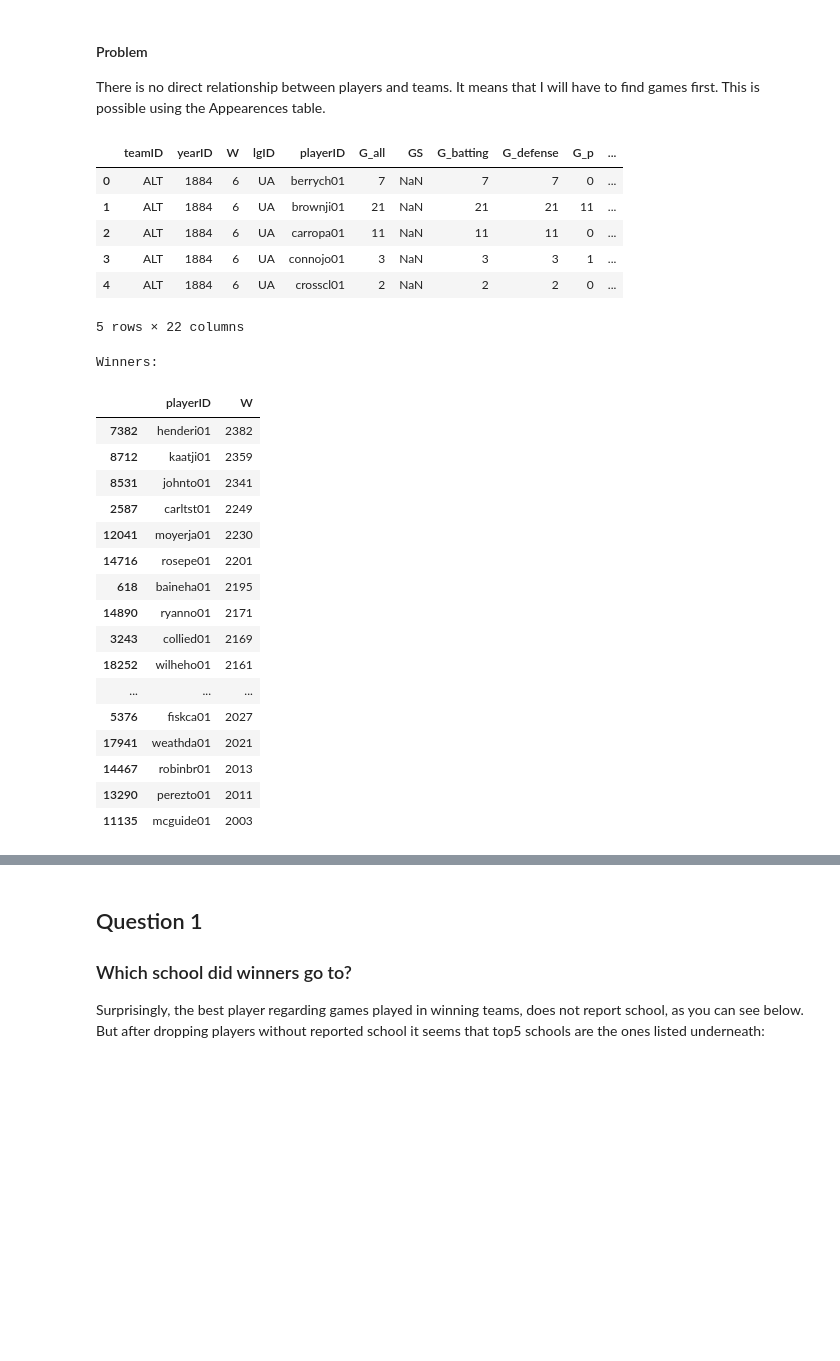
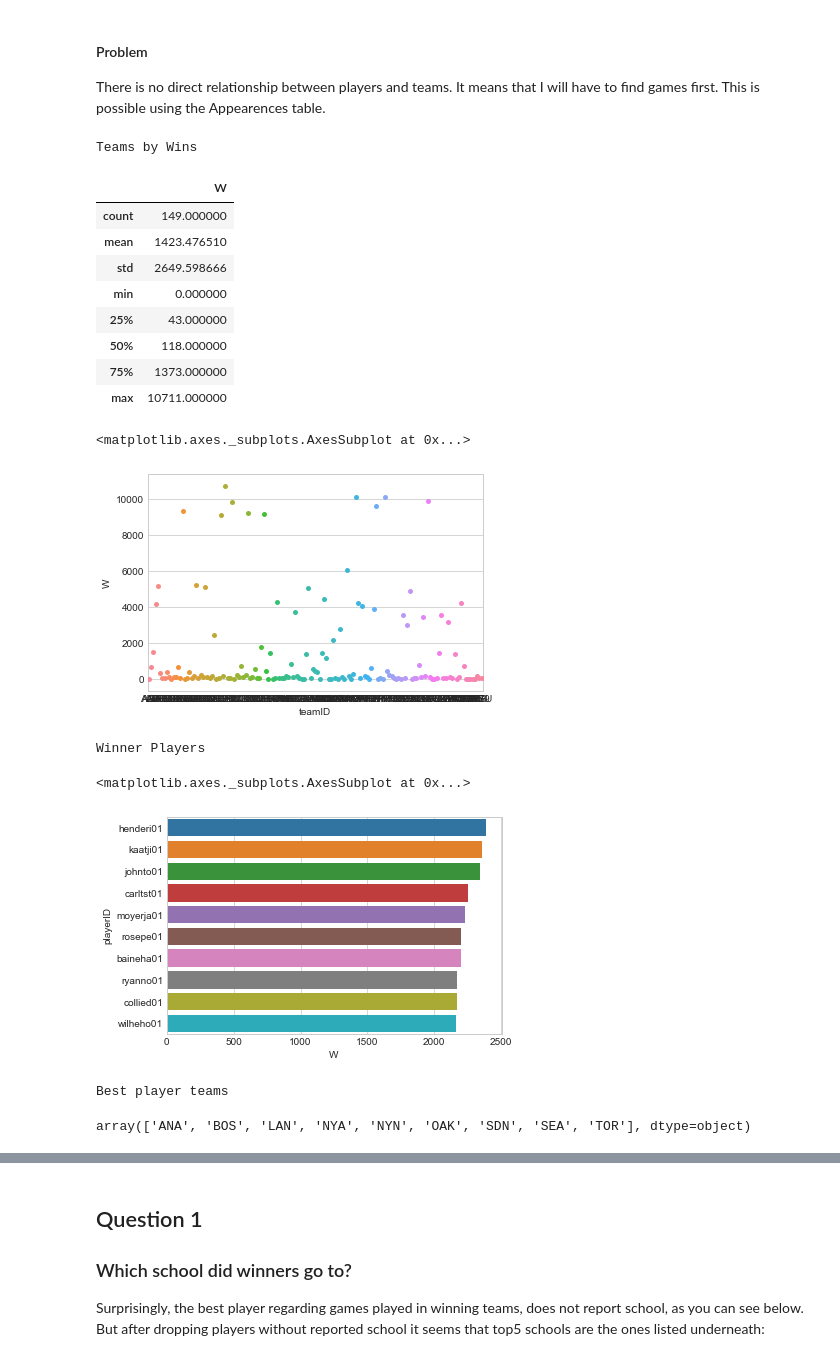
Before and after one commit to davidvartanian/dand-data-analysis-process, a Jupyter notebook: Investigate Data.ipynb, the cells around one changed output, grey strips where cells are left out. Cells and saved outputs as stored; diff of their text form; code cells hidden in the pictures; blank space fills up the shorter version.

```diff
--- a/Investigate Data.ipynb
+++ b/Investigate Data.ipynb
@@ -204,38 +209,21 @@ team_wins_by_year.head()
 # %% [markdown]
 #### Problem
 There is no direct relationship between players and teams. It means that I will have to find games first. This is possible using the Appearences table.
-# %%
-teams_appearences = team_wins_by_year.merge(dataframes['Appearances'], on=['teamID', 'yearID'], how='inner')
-teams_appearences.head()
-# %% [output]
-|  | teamID | yearID | W | lgID | playerID | G_all | GS | G_batting | G_defense | G_p | ... |
-| 0 | ALT | 1884 | 6 | UA | berrych01 | 7 | NaN | 7 | 7 | 0 | ... |
-| 1 | ALT | 1884 | 6 | UA | brownji01 | 21 | NaN | 21 | 21 | 11 | ... |
-| 2 | ALT | 1884 | 6 | UA | carropa01 | 11 | NaN | 11 | 11 | 0 | ... |
-| 3 | ALT | 1884 | 6 | UA | connojo01 | 3 | NaN | 3 | 3 | 1 | ... |
-| 4 | ALT | 1884 | 6 | UA | crosscl01 | 2 | NaN | 2 | 2 | 0 | ... |
-5 rows × 22 columns
-# %%
-p = teams_appearences.groupby(['playerID'], as_index=False)['playerID', 'W'].sum()
-winners = p[p['W'] > 2000].sort_values('W', ascending=False)
-print('Winners:')
-winners
-# %% [output]
-Winners:
-|  | playerID | W |
-| 7382 | henderi01 | 2382 |
-| 8712 | kaatji01 | 2359 |
-| 8531 | johnto01 | 2341 |
-| 2587 | carltst01 | 2249 |
-| 12041 | moyerja01 | 2230 |
-| 14716 | rosepe01 | 2201 |
-| 618 | baineha01 | 2195 |
-| 14890 | ryanno01 | 2171 |
-| 3243 | collied01 | 2169 |
-| 18252 | wilheho01 | 2161 |
-| ... | ... | ... |
-| 5376 | fiskca01 | 2027 |
-| 17941 | weathda01 | 2021 |
-| 14467 | robinbr01 | 2013 |
-| 13290 | perezto01 | 2011 |
-| 11135 | mcguide01 | 2003 |
+# %%
+print('Teams by Wins')
+teams_wins = team_wins_by_year.groupby('teamID', as_index=False)['W'].sum()
+display(teams_wins.sort_values('W', ascending=False).describe())
+sns.stripplot(x="teamID", y="W", data=teams_wins)
+# %% [output]
+Teams by Wins
+|  | W |
+| count | 149.000000 |
+| mean | 1423.476510 |
+| std | 2649.598666 |
+| min | 0.000000 |
+| 25% | 43.000000 |
+| 50% | 118.000000 |
+| 75% | 1373.000000 |
+| max | 10711.000000 |
+<matplotlib.axes._subplots.AxesSubplot at 0x...>
+[figure, added]
@@ -241,0 +237,15 @@ Winners:
+# %%
+print('Winner Players')
+sns.set_style("whitegrid")
+sns.barplot(y='playerID', x='W', data=players_winners.iloc[0:10], estimator=np.max)
+# %% [output]
+Winner Players
+<matplotlib.axes._subplots.AxesSubplot at 0x...>
+[figure, added]
+# %%
+print('Best player teams')
+best_player_teams = teams_appearences[teams_appearences['playerID'] == 'henderi01']['teamID'].unique()
+display(best_player_teams)
+# %% [output]
+Best player teams
+array(['ANA', 'BOS', 'LAN', 'NYA', 'NYN', 'OAK', 'SDN', 'SEA', 'TOR'], dtype=object)
```
Also changed, not shown: parts of 15 cells of this notebook.
